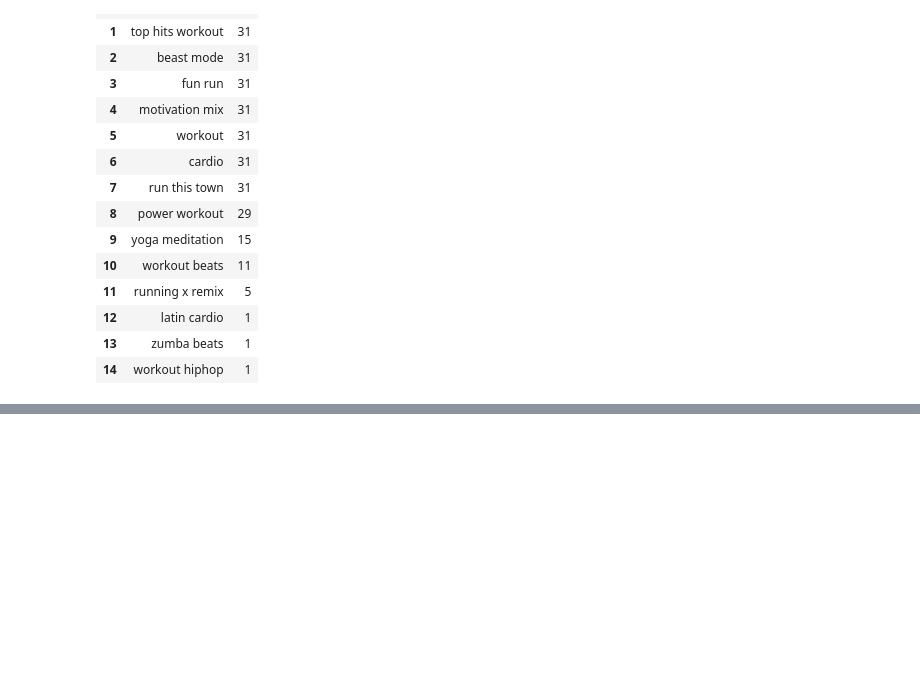
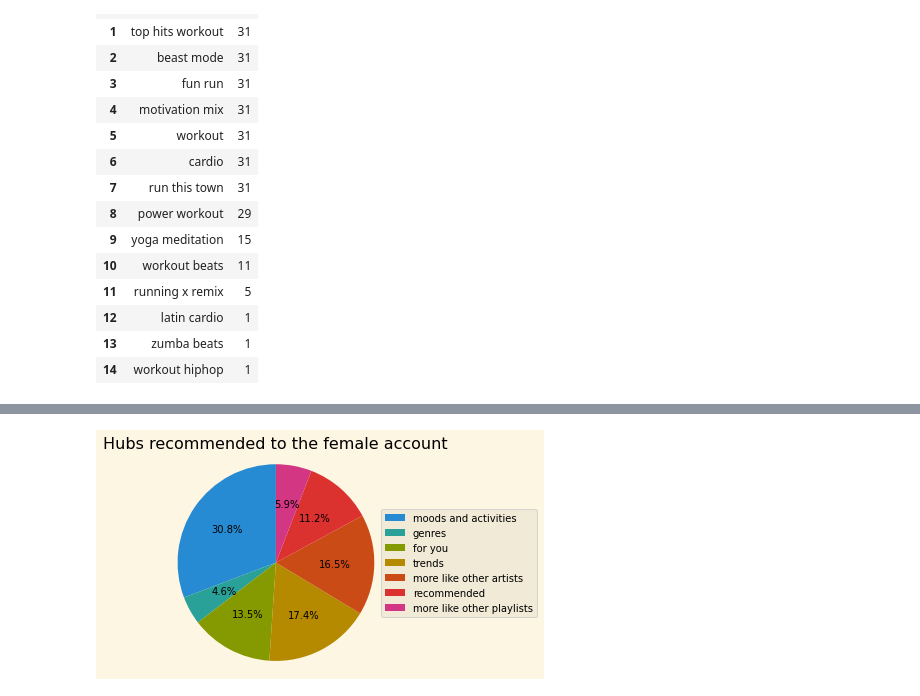
Before and after one commit to Yvysanna/Thesis, a Jupyter notebook: spotify1.ipynb, the cells around one changed output, grey strips where cells are left out. Drawn from its saved outputs; the diff is of its cells as text; code cells hidden in the pictures; blank space fills up the shorter version.

Commit message:
analysis of hubs, creation of hub visualizations, outsourcing of some functions

```diff
--- a/spotify1.ipynb
+++ b/spotify1.ipynb
@@ -482,0 +469,6 @@ pd.DataFrame(Counter(female['playlist name'][female['hub name'].isin(['workout']
+# %%
+female_hubs = female[['day', 'time', 'hub name']]
+female_hubs = female_hubs.drop_duplicates()
+female_hubs = female_hubs.reset_index().drop('index', axis=1)
+female_hubs['hub count'] = female_hubs.groupby('hub name')['hub name'].transform('count')
+female_hubs['hub percent'] = pd.to_numeric((female_hubs['hub count']/len(female_hubs))*100)
@@ -482,0 +512,39 @@ pd.DataFrame(Counter(female['playlist name'][female['hub name'].isin(['workout']
+# %%
+plot = dict()
+
+l = [others, genres, for_you, trends, more_like_artists, recommended, more_like_playlists]
+m = ['moods and activities', 'genres', 'for you', 'trends', 'more like other artists', 'recommended', 'more like other playlists']
+
+for num, x in enumerate(l):
+    plot[m[num]] = 0
+    for y in x:
+        idx = female_hubs[female_hubs['hub name'] == y].index
+        plot[m[num]] += female_hubs.iloc[idx[0]]['hub count']
+    plot[m[num]] = plot[m[num]]/562*100
+# %%
+import matplotlib.pyplot as plt
+
+plt.style.use('Solarize_Light2')
+
+# Pie chart, where the slices will be ordered and plotted counter-clockwise:
+labels = ['moods and activities', 'genres', 'for you', 'trends', 'more like other artists', 'recommended', 'more like other playlists']#list(plot.keys())
+sizes = list(plot.values())
+#explode = (0, 0.1, 0, 0)  # only "explode" the 2nd slice (i.e. 'Hogs')
+
+
+#plt.figure(dpi=300)
+
+fig1, ax1 = plt.subplots()
+ax1.set_title('Hubs recommended to the female account', loc='center')
+wedges, texts, autotexts = ax1.pie(sizes, autopct='%1.1f%%', startangle=90, textprops={'color':"black"}) #explode=explode
+ax1.axis('equal')  # Equal aspect ratio ensures that pie is drawn as a circle.
+
+leg = ax1.legend(wedges, labels,
+          loc="center left",
+          bbox_to_anchor=(0.8, 0, 0, 1), labelcolor='k')
+
+
+plt.savefig('data/female_hub.png', dpi=300, facecolor=ax1.get_facecolor(), bbox_inches="tight")
+plt.show()
+# %% [output]
+[figure, added]
```
Also changed, not shown: parts of 24 cells of this notebook, 7 other files.
